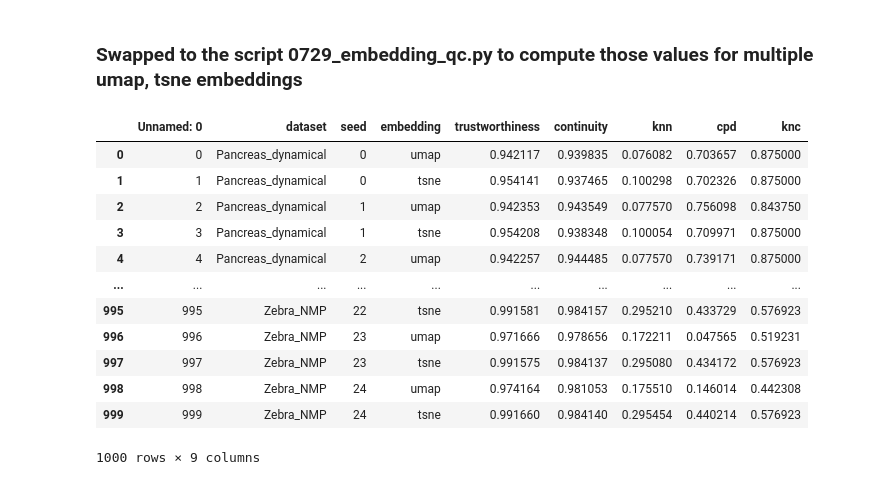
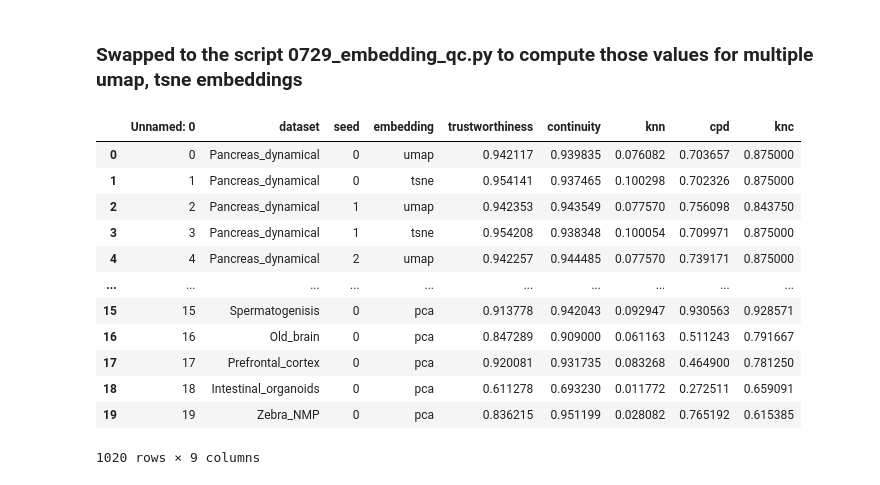
Before and after one commit to Johanna-Engeln/masterthesis_velocity, a Jupyter notebook: script/0728_embbedding_qc.ipynb, the cells around one changed output. Drawn from its saved outputs; the diff is of its cells as text; code cells hidden in the pictures.

```diff
--- a/script/0728_embbedding_qc.ipynb
+++ b/script/0728_embbedding_qc.ipynb
@@ -184,19 +184,21 @@ AnnData object with n_obs × n_vars = 5780 × 2000
 # %%
 # Load datasets:
 df = pd.read_csv("/mnt/volume/Johanna_Velotest/results/embbeding_qc/0729_qc.csv")
+df2 = pd.read_csv("/mnt/volume/Johanna_Velotest/results/embbeding_qc/0803_qc_pca.csv")
+df = pd.concat([df,df2], axis = 0)
 df
 # %% [output]
 |  | Unnamed: 0 | dataset | seed | embedding | trustworthiness | continuity | knn | cpd | knc |
 | 0 | 0 | Pancreas_dynamical | 0 | umap | 0.942117 | 0.939835 | 0.076082 | 0.703657 | 0.875000 |
 | 1 | 1 | Pancreas_dynamical | 0 | tsne | 0.954141 | 0.937465 | 0.100298 | 0.702326 | 0.875000 |
 | 2 | 2 | Pancreas_dynamical | 1 | umap | 0.942353 | 0.943549 | 0.077570 | 0.756098 | 0.843750 |
 | 3 | 3 | Pancreas_dynamical | 1 | tsne | 0.954208 | 0.938348 | 0.100054 | 0.709971 | 0.875000 |
 | 4 | 4 | Pancreas_dynamical | 2 | umap | 0.942257 | 0.944485 | 0.077570 | 0.739171 | 0.875000 |
 | ... | ... | ... | ... | ... | ... | ... | ... | ... | ... |
-| 995 | 995 | Zebra_NMP | 22 | tsne | 0.991581 | 0.984157 | 0.295210 | 0.433729 | 0.576923 |
-| 996 | 996 | Zebra_NMP | 23 | umap | 0.971666 | 0.978656 | 0.172211 | 0.047565 | 0.519231 |
-| 997 | 997 | Zebra_NMP | 23 | tsne | 0.991575 | 0.984137 | 0.295080 | 0.434172 | 0.576923 |
-| 998 | 998 | Zebra_NMP | 24 | umap | 0.974164 | 0.981053 | 0.175510 | 0.146014 | 0.442308 |
-| 999 | 999 | Zebra_NMP | 24 | tsne | 0.991660 | 0.984140 | 0.295454 | 0.440214 | 0.576923 |
+| 15 | 15 | Spermatogenisis | 0 | pca | 0.913778 | 0.942043 | 0.092947 | 0.930563 | 0.928571 |
+| 16 | 16 | Old_brain | 0 | pca | 0.847289 | 0.909000 | 0.061163 | 0.511243 | 0.791667 |
+| 17 | 17 | Prefrontal_cortex | 0 | pca | 0.920081 | 0.931735 | 0.083268 | 0.464900 | 0.781250 |
+| 18 | 18 | Intestinal_organoids | 0 | pca | 0.611278 | 0.693230 | 0.011772 | 0.272511 | 0.659091 |
+| 19 | 19 | Zebra_NMP | 0 | pca | 0.836215 | 0.951199 | 0.028082 | 0.765192 | 0.615385 |
-1000 rows × 9 columns
+1020 rows × 9 columns
 # %%
```
Also changed, not shown: parts of 1 cell of this notebook, 2 other files.
